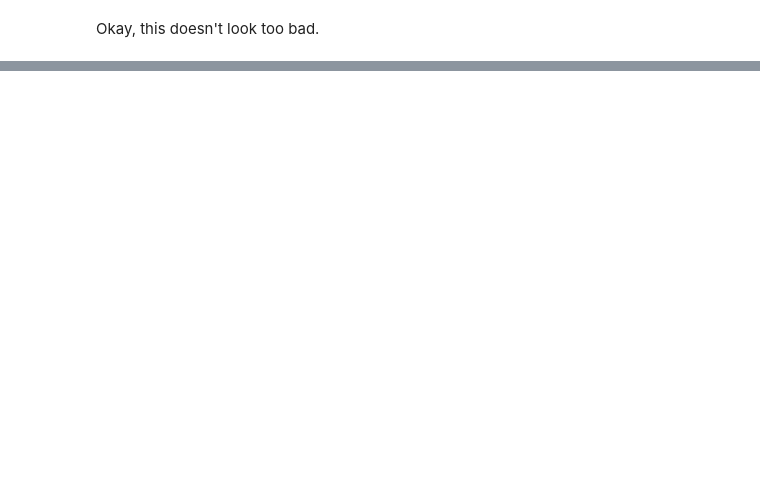
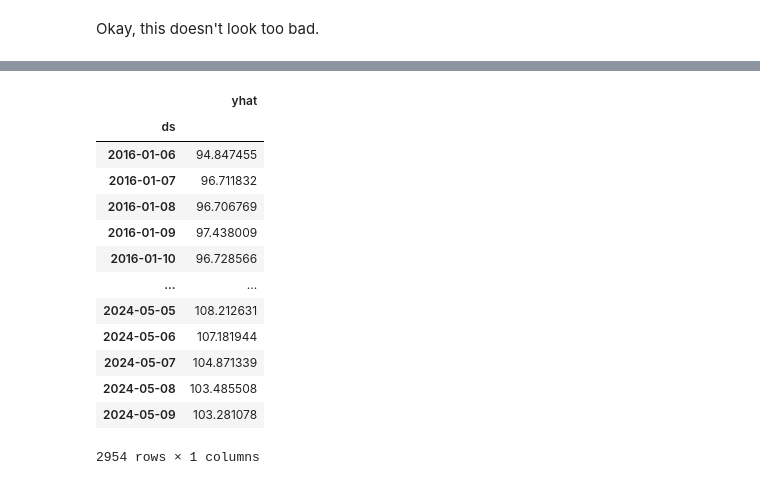
Before and after one commit to waritkan/Chiangmai_PM2.5_Forcasting, a Jupyter notebook: Chiangmai_PM2_5_Forcasting.ipynb, the cells around one changed output, grey strips where cells are left out. Cells and saved outputs as stored; diff of their text form; code cells hidden in the pictures; blank space fills up the shorter version.

```diff
--- a/Chiangmai_PM2_5_Forcasting.ipynb
+++ b/Chiangmai_PM2_5_Forcasting.ipynb
@@ -241,0 +245,4 @@ This looks terrible, let's move on to the next model.
+# %%
+prophet = Prophet()
+df_train.reset_index(inplace=True)
+prophet.fit(df_train)
@@ -241,0 +264,19 @@ This looks terrible, let's move on to the next model.
+# %%
+prophet_forecast = prophet_forecast[['ds', 'yhat']]
+prophet_forecast = prophet_forecast.set_index(["ds"])
+prophet_forecast
+# %% [output]
+|  | yhat |
+| ds |  |
+| 2016-01-06 | 94.847455 |
+| 2016-01-07 | 96.711832 |
+| 2016-01-08 | 96.706769 |
+| 2016-01-09 | 97.438009 |
+| 2016-01-10 | 96.728566 |
+| ... | ... |
+| 2024-05-05 | 108.212631 |
+| 2024-05-06 | 107.181944 |
+| 2024-05-07 | 104.871339 |
+| 2024-05-08 | 103.485508 |
+| 2024-05-09 | 103.281078 |
+2954 rows × 1 columns
```
Also changed, not shown: parts of 22 cells of this notebook.
